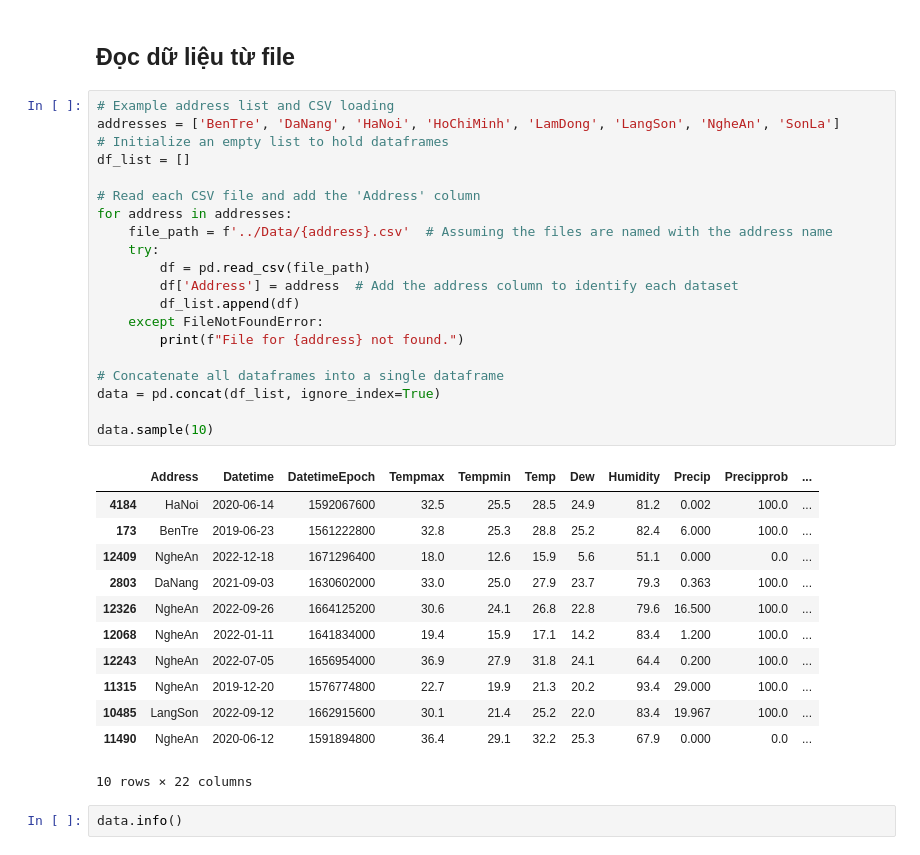
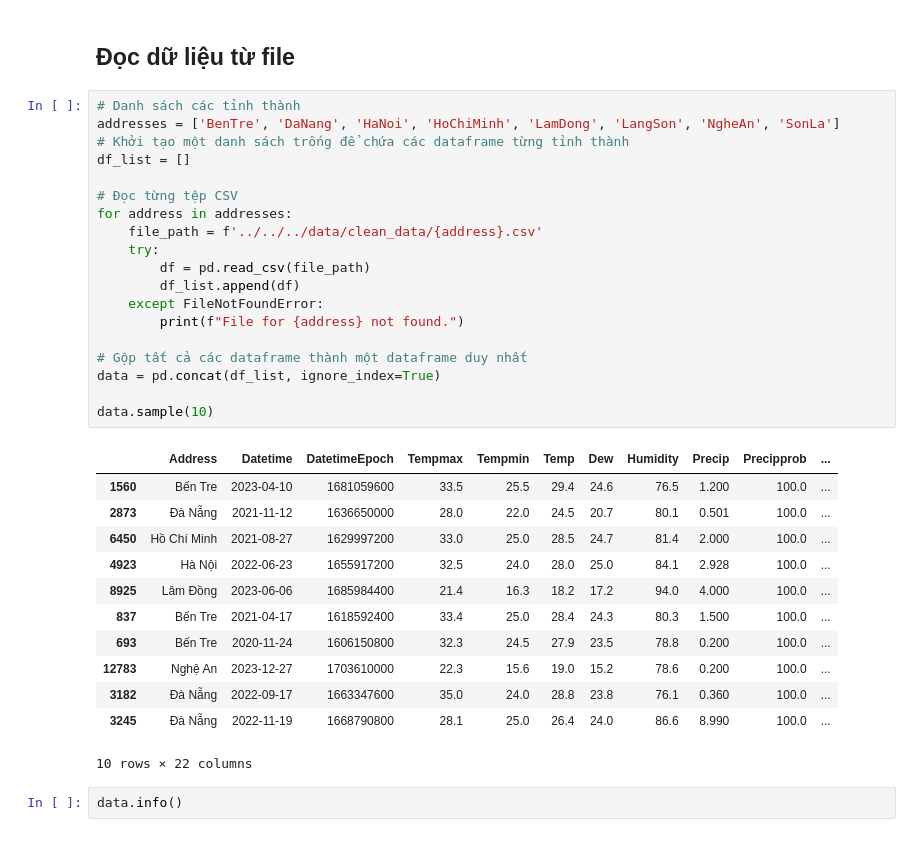
Before and after one commit to botbienn/Data-science-lab, a Jupyter notebook: Data-modelling-and-model-evaluation/notebook/Tra-loi-cau-4/Cau-4.ipynb, the cells around one changed output. Cells and saved outputs as stored; diff of their text form.

Commit message:
Change file path and vietsub some comment

```diff
--- a/Data-modelling-and-model-evaluation/notebook/Tra-loi-cau-4/Cau-4.ipynb
+++ b/Data-modelling-and-model-evaluation/notebook/Tra-loi-cau-4/Cau-4.ipynb
@@ -14,37 +14,36 @@ import matplotlib.dates as mdates
 # %% [markdown]
 ## Đọc dữ liệu từ file
 # %%
-# Example address list and CSV loading
+# Danh sách các tỉnh thành
 addresses = ['BenTre', 'DaNang', 'HaNoi', 'HoChiMinh', 'LamDong', 'LangSon', 'NgheAn', 'SonLa']
-# Initialize an empty list to hold dataframes
+# Khởi tạo một danh sách trống để chứa các dataframe từng tỉnh thành
 df_list = []
 
-# Read each CSV file and add the 'Address' column
+# Đọc từng tệp CSV
 for address in addresses:
-    file_path = f'../Data/{address}.csv'  # Assuming the files are named with the address name
+    file_path = f'../../../data/clean_data/{address}.csv'
     try:
         df = pd.read_csv(file_path)
-        df['Address'] = address  # Add the address column to identify each dataset
         df_list.append(df)
     except FileNotFoundError:
         print(f"File for {address} not found.")
 
-# Concatenate all dataframes into a single dataframe
+# Gộp tất cả các dataframe thành một dataframe duy nhất
 data = pd.concat(df_list, ignore_index=True)
 
 data.sample(10)
 # %% [output]
 |  | Address | Datetime | DatetimeEpoch | Tempmax | Tempmin | Temp | Dew | Humidity | Precip | Precipprob | ... |
-| 4184 | HaNoi | 2020-06-14 | 1592067600 | 32.5 | 25.5 | 28.5 | 24.9 | 81.2 | 0.002 | 100.0 | ... |
-| 173 | BenTre | 2019-06-23 | 1561222800 | 32.8 | 25.3 | 28.8 | 25.2 | 82.4 | 6.000 | 100.0 | ... |
-| 12409 | NgheAn | 2022-12-18 | 1671296400 | 18.0 | 12.6 | 15.9 | 5.6 | 51.1 | 0.000 | 0.0 | ... |
-| 2803 | DaNang | 2021-09-03 | 1630602000 | 33.0 | 25.0 | 27.9 | 23.7 | 79.3 | 0.363 | 100.0 | ... |
-| 12326 | NgheAn | 2022-09-26 | 1664125200 | 30.6 | 24.1 | 26.8 | 22.8 | 79.6 | 16.500 | 100.0 | ... |
-| 12068 | NgheAn | 2022-01-11 | 1641834000 | 19.4 | 15.9 | 17.1 | 14.2 | 83.4 | 1.200 | 100.0 | ... |
-| 12243 | NgheAn | 2022-07-05 | 1656954000 | 36.9 | 27.9 | 31.8 | 24.1 | 64.4 | 0.200 | 100.0 | ... |
-| 11315 | NgheAn | 2019-12-20 | 1576774800 | 22.7 | 19.9 | 21.3 | 20.2 | 93.4 | 29.000 | 100.0 | ... |
-| 10485 | LangSon | 2022-09-12 | 1662915600 | 30.1 | 21.4 | 25.2 | 22.0 | 83.4 | 19.967 | 100.0 | ... |
-| 11490 | NgheAn | 2020-06-12 | 1591894800 | 36.4 | 29.1 | 32.2 | 25.3 | 67.9 | 0.000 | 0.0 | ... |
+| 1560 | Bến Tre | 2023-04-10 | 1681059600 | 33.5 | 25.5 | 29.4 | 24.6 | 76.5 | 1.200 | 100.0 | ... |
+| 2873 | Đà Nẵng | 2021-11-12 | 1636650000 | 28.0 | 22.0 | 24.5 | 20.7 | 80.1 | 0.501 | 100.0 | ... |
+| 6450 | Hồ Chí Minh | 2021-08-27 | 1629997200 | 33.0 | 25.0 | 28.5 | 24.7 | 81.4 | 2.000 | 100.0 | ... |
+| 4923 | Hà Nội | 2022-06-23 | 1655917200 | 32.5 | 24.0 | 28.0 | 25.0 | 84.1 | 2.928 | 100.0 | ... |
+| 8925 | Lâm Đồng | 2023-06-06 | 1685984400 | 21.4 | 16.3 | 18.2 | 17.2 | 94.0 | 4.000 | 100.0 | ... |
+| 837 | Bến Tre | 2021-04-17 | 1618592400 | 33.4 | 25.0 | 28.4 | 24.3 | 80.3 | 1.500 | 100.0 | ... |
+| 693 | Bến Tre | 2020-11-24 | 1606150800 | 32.3 | 24.5 | 27.9 | 23.5 | 78.8 | 0.200 | 100.0 | ... |
+| 12783 | Nghệ An | 2023-12-27 | 1703610000 | 22.3 | 15.6 | 19.0 | 15.2 | 78.6 | 0.200 | 100.0 | ... |
+| 3182 | Đà Nẵng | 2022-09-17 | 1663347600 | 35.0 | 24.0 | 28.8 | 23.8 | 76.1 | 0.360 | 100.0 | ... |
+| 3245 | Đà Nẵng | 2022-11-19 | 1668790800 | 28.1 | 25.0 | 26.4 | 24.0 | 86.6 | 8.990 | 100.0 | ... |
 10 rows × 22 columns
 # %%
 data.info()
```
Also changed, not shown: parts of 5 cells of this notebook.
